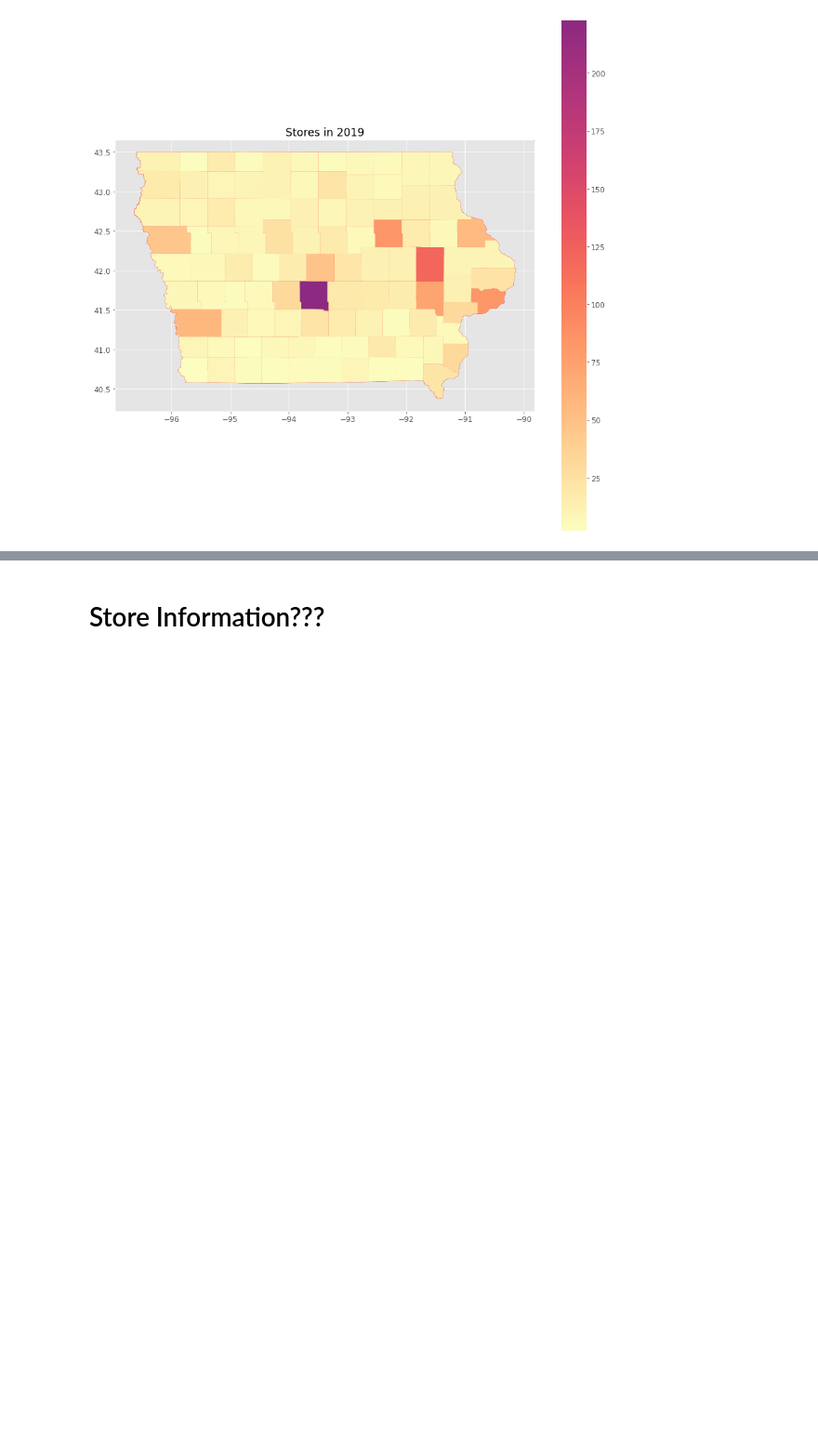
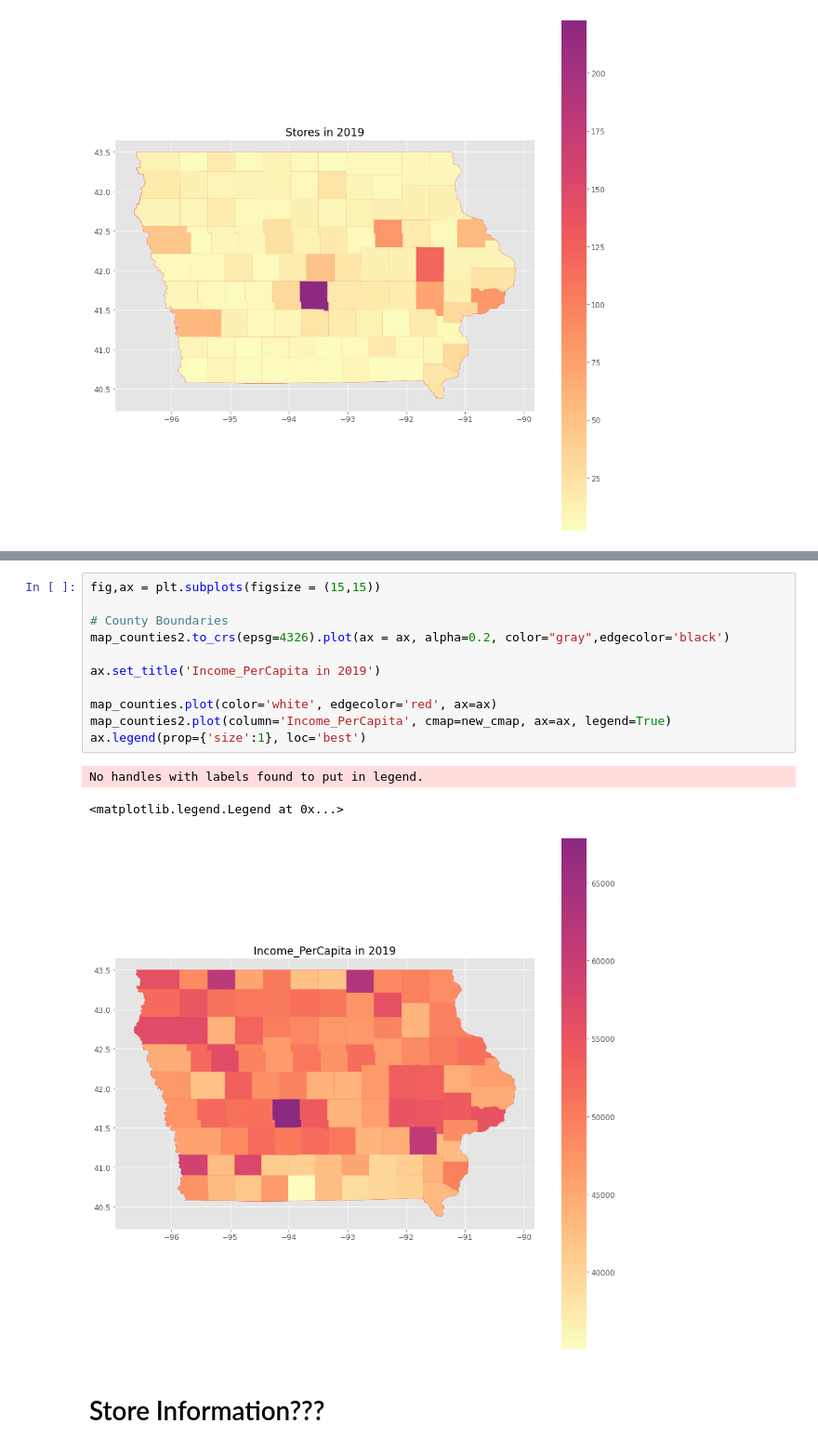
Before and after one commit to flyingcape/Iowa_Liquor_Sales, a Jupyter notebook: LiquorSales_Analysis_withDB.ipynb, the cells around one changed output, grey strips where cells are left out. Shown at 93% size. Saved outputs shown, nothing was run; the diff lists cells and outputs as text; blank space fills up the shorter version.

```diff
--- a/LiquorSales_Analysis_withDB.ipynb
+++ b/LiquorSales_Analysis_withDB.ipynb
@@ -224,3 +244,18 @@ No handles with labels found to put in legend.
+# %%
+fig,ax = plt.subplots(figsize = (15,15))
+
+# County Boundaries
+map_counties2.to_crs(epsg=4326).plot(ax = ax, alpha=0.2, color="gray",edgecolor='black')
+
+ax.set_title('Income_PerCapita in 2019')
+
+map_counties.plot(color='white', edgecolor='red', ax=ax)
+map_counties2.plot(column='Income_PerCapita', cmap=new_cmap, ax=ax, legend=True)
+ax.legend(prop={'size':1}, loc='best')
+# %% [output]
+No handles with labels found to put in legend.
+<matplotlib.legend.Legend at 0x...>
+[figure, added]
 # %% [markdown]
 # Store Information???
 # %%
```
Also changed, not shown: parts of 3 cells of this notebook.
